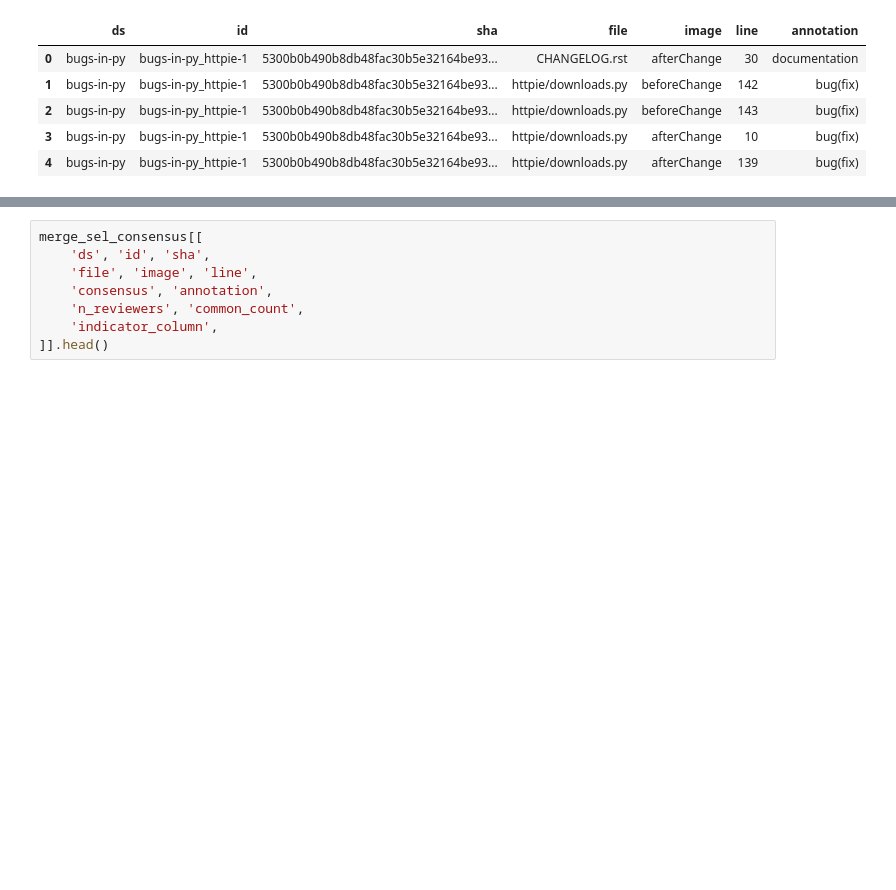
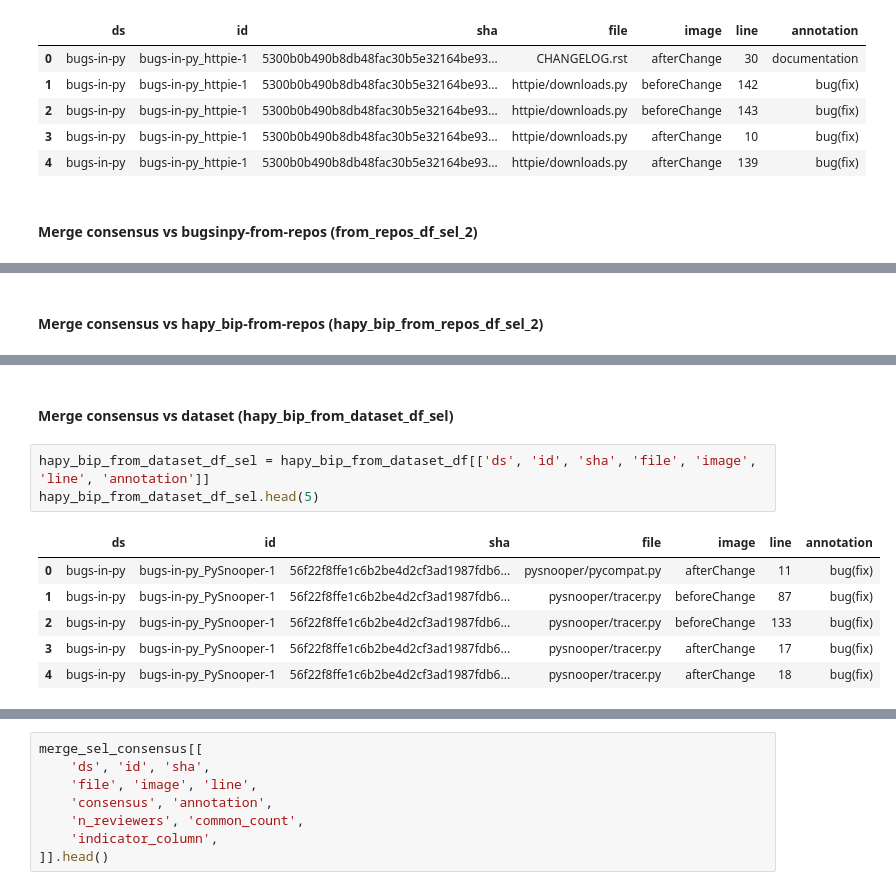
Before and after one commit to ncusi/PatchScope, a Jupyter notebook: notebooks/experiments/01-compare_annotations.ipynb, the cells around one changed output, grey strips where cells are left out. Saved outputs shown, nothing was run; the diff lists cells and outputs as text; blank space fills up the shorter version.

```diff
--- a/notebooks/experiments/01-compare_annotations.ipynb
+++ b/notebooks/experiments/01-compare_annotations.ipynb
@@ -2075,6 +2225,8 @@ hapy_bip_from_repos_df_sel_2.head(5)
 | 2 | bugs-in-py | bugs-in-py_httpie-1 | 5300b0b490b8db48fac30b5e32164be93... | httpie/downloads.py | beforeChange | 143 | bug(fix) |
 | 3 | bugs-in-py | bugs-in-py_httpie-1 | 5300b0b490b8db48fac30b5e32164be93... | httpie/downloads.py | afterChange | 10 | bug(fix) |
 | 4 | bugs-in-py | bugs-in-py_httpie-1 | 5300b0b490b8db48fac30b5e32164be93... | httpie/downloads.py | afterChange | 139 | bug(fix) |
+# %% [markdown]
+#### Merge consensus vs bugsinpy-from-repos (from_repos_df_sel_2)
 # %%
 merge_sel_consensus = pd.merge(
     G_bip_consensus_sel_2, from_repos_df_sel_2,
@@ -2089,6 +2241,8 @@ merge_sel_consensus.head()
 | 2 | bugs-in-py | bugs-in-py_PySnooper-1 | pysnooper/tracer.py | afterChange | 18 | 3.0 | 2.0 | bug(fix) | 56f22f8ffe1c6b2be4d2cf3ad1987fdb6... | ... |
 | 3 | bugs-in-py | bugs-in-py_PySnooper-1 | pysnooper/tracer.py | afterChange | 89 | 3.0 | 3.0 | bug(fix) | 56f22f8ffe1c6b2be4d2cf3ad1987fdb6... | ... |
 | 4 | bugs-in-py | bugs-in-py_PySnooper-1 | pysnooper/tracer.py | afterChange | 135 | 3.0 | 2.0 | bug(fix) + refactoring | 56f22f8ffe1c6b2be4d2cf3ad1987fdb6... | ... |
+# %% [markdown]
+#### Merge consensus vs hapy_bip-from-repos (hapy_bip_from_repos_df_sel_2)
 # %%
 hapy_bip_merge_sel_consensus = pd.merge(
     G_bip_consensus_sel_2, hapy_bip_from_repos_df_sel_2,
@@ -2103,3 +2257,15 @@ hapy_bip_merge_sel_consensus.head()
 | 2 | bugs-in-py | bugs-in-py_PySnooper-1 | pysnooper/tracer.py | afterChange | 18 | 3.0 | 2.0 | bug(fix) | 56f22f8ffe1c6b2be4d2cf3ad1987fdb6... | ... |
 | 3 | bugs-in-py | bugs-in-py_PySnooper-1 | pysnooper/tracer.py | afterChange | 89 | 3.0 | 3.0 | bug(fix) | 56f22f8ffe1c6b2be4d2cf3ad1987fdb6... | ... |
 | 4 | bugs-in-py | bugs-in-py_PySnooper-1 | pysnooper/tracer.py | afterChange | 135 | 3.0 | 2.0 | bug(fix) + refactoring | 56f22f8ffe1c6b2be4d2cf3ad1987fdb6... | ... |
+# %% [markdown]
+#### Merge consensus vs dataset (hapy_bip_from_dataset_df_sel)
+# %%
+hapy_bip_from_dataset_df_sel = hapy_bip_from_dataset_df[['ds', 'id', 'sha', 'file', 'image', 'line', 'annotation']]
+hapy_bip_from_dataset_df_sel.head(5)
+# %% [output]
+|  | ds | id | sha | file | image | line | annotation |
+| 0 | bugs-in-py | bugs-in-py_PySnooper-1 | 56f22f8ffe1c6b2be4d2cf3ad1987fdb6... | pysnooper/pycompat.py | afterChange | 11 | bug(fix) |
+| 1 | bugs-in-py | bugs-in-py_PySnooper-1 | 56f22f8ffe1c6b2be4d2cf3ad1987fdb6... | pysnooper/tracer.py | beforeChange | 87 | bug(fix) |
+| 2 | bugs-in-py | bugs-in-py_PySnooper-1 | 56f22f8ffe1c6b2be4d2cf3ad1987fdb6... | pysnooper/tracer.py | beforeChange | 133 | bug(fix) |
+| 3 | bugs-in-py | bugs-in-py_PySnooper-1 | 56f22f8ffe1c6b2be4d2cf3ad1987fdb6... | pysnooper/tracer.py | afterChange | 17 | bug(fix) |
+| 4 | bugs-in-py | bugs-in-py_PySnooper-1 | 56f22f8ffe1c6b2be4d2cf3ad1987fdb6... | pysnooper/tracer.py | afterChange | 18 | bug(fix) |
```
Also changed, not shown: parts of 21 cells of this notebook.
